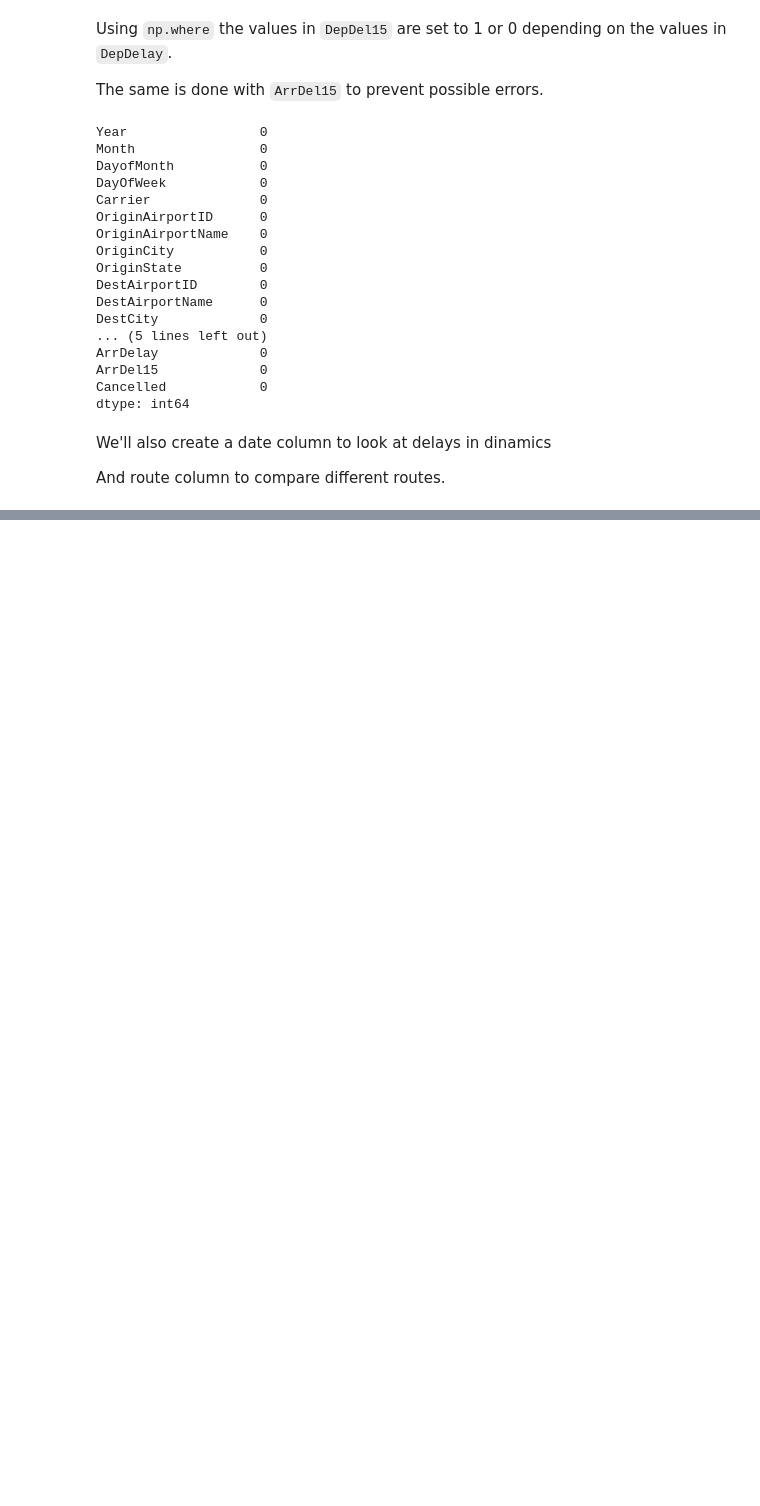
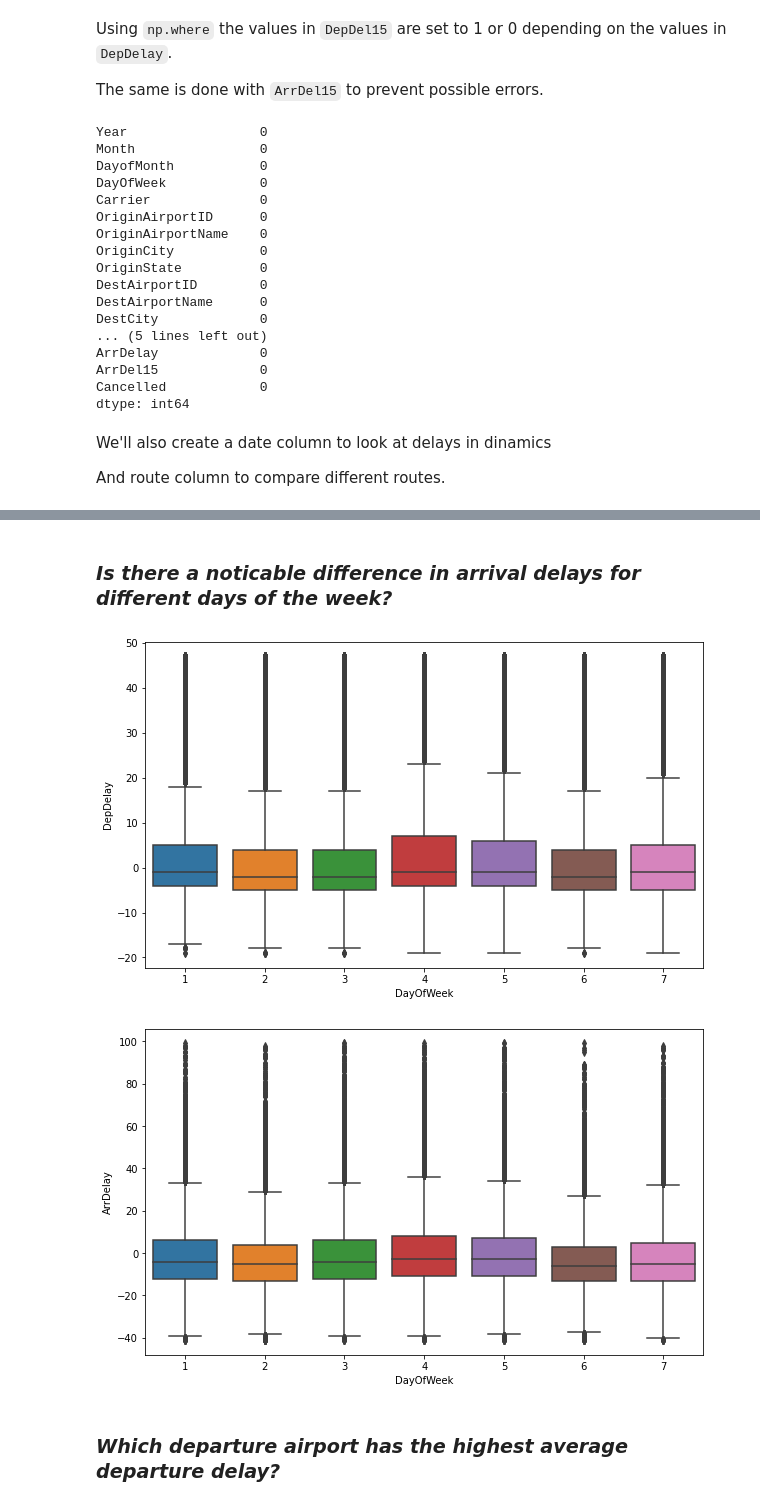
Before and after one commit to Berezovikov-A/ms_ml_challenges, a Jupyter notebook: 01 - Flights Challenge.ipynb, the cells around one changed output, grey strips where cells are left out. Cells and saved outputs as stored; diff of their text form; code cells hidden in the pictures; blank space fills up the shorter version.

```diff
--- a/01 - Flights Challenge.ipynb
+++ b/01 - Flights Challenge.ipynb
@@ -666,0 +250,10 @@ Departure delay of 30 minutes can cause an arrival delay of 36.15 minutes
+# %% [markdown]
+### *Is there a noticable difference in arrival delays for different days of the week?*
+# %%
+for label in labels:
+    show_box(df_flights[[label, 'DayOfWeek']])
+# %% [output]
+[figure, added]
+[figure, added]
+# %% [markdown]
+### *Which departure airport has the highest average departure delay?*
```
Also changed, not shown: parts of 61 cells of this notebook, 1 other file.
